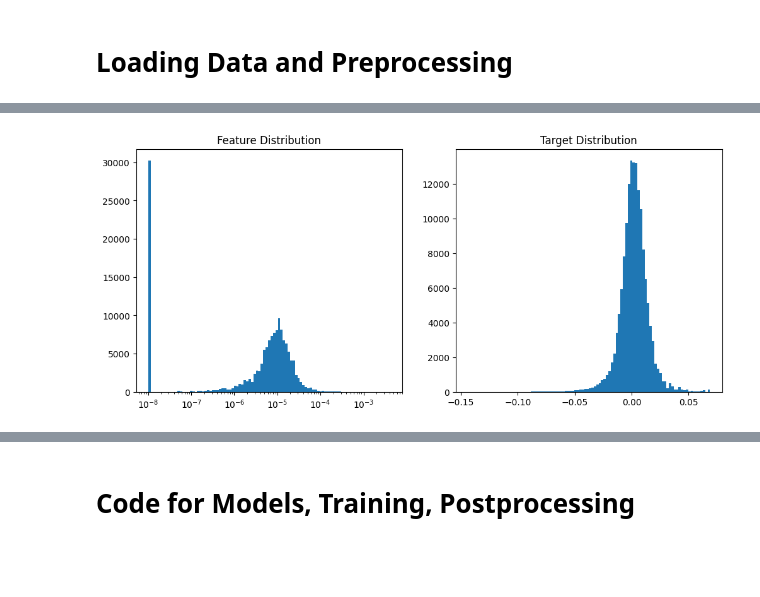
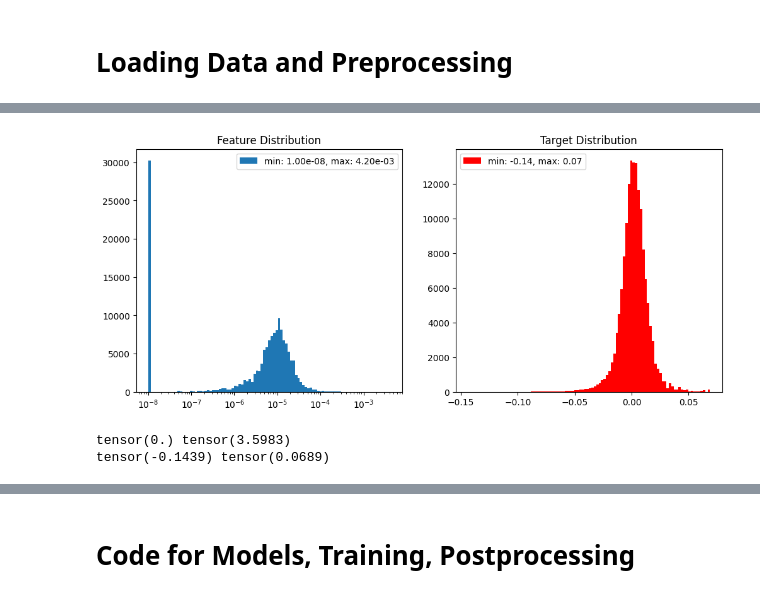
Before and after one commit to mathieusalz/LSMS_NeuralOperator_Tutorial, a Jupyter notebook: 4_Friction_FNO.ipynb, the cells around one changed output, grey strips where cells are left out. Cells and saved outputs as stored; diff of their text form; code cells hidden in the pictures; blank space fills up the shorter version.

```diff
--- a/4_Friction_FNO.ipynb
+++ b/4_Friction_FNO.ipynb
@@ -43,20 +77,23 @@ test_y = target[train_samples:, :, :]
 # %%
 fig, axes = plt.subplots(1, 2, figsize=(12, 5))
 bins = np.logspace(np.log10(feature.min()), np.log10(feature.max()), 100)
-axes[0].hist(feature.flatten(), bins=bins)
+axes[0].hist(feature.flatten(), bins=bins, label = f"min: {feature.min():.2e}, max: {feature.max():.2e}")
 axes[0].set_xscale('log')
 axes[0].set_title("Feature Distribution")
-axes[1].hist(target.flatten(), bins=100)
+axes[0].legend()
+axes[1].hist(target.flatten(), bins=100, color = 'red', label = f"min: {target.min():.2f}, max: {target.max():.2f}")
 axes[1].set_title("Target Distribution")
+axes[1].legend()
+
 plt.show()
 # %% [output]
-[figure, old version]
+[figure, new version]
 # %%
-
 train_x_norm_state = x_state_transform(train_x)
-x_max = train_x_norm_state.max()
-train_x_norm_state /= x_max
-test_x_norm_state = x_state_transform(test_x) / x_max
+state_min, state_max = train_x_norm_state.min(), train_x_norm_state.max()
+train_x_norm_state = (train_x_norm_state - state_min) / (state_max - state_min)
+test_x_norm_state = x_state_transform(test_x)
+test_x_norm_state = (test_x_norm_state - state_min) / (state_max - state_min)
 
 train_x_norm_heal = x_heal_transform(train_x)
 test_x_norm_heal = x_heal_transform(test_x)
@@ -64,10 +101,19 @@ test_x_norm_heal = x_heal_transform(test_x)
 train_x_norm = torch.cat([train_x_norm_state, train_x_norm_heal], dim=1)
 test_x_norm = torch.cat([test_x_norm_state, test_x_norm_heal], dim=1)
 
-train_y_norm = train_y / train_y.max()
-test_y_norm = test_y / train_y.max()
+y_min, y_max = train_y.min(), train_y.max()
+# train_y_norm = (train_y - y_min)/ (y_max - y_min)
+# test_y_norm = (test_y - y_min) / (y_max - y_min)
+train_y_norm = train_y  / torch.abs(y_min)
+test_y_norm = test_y  / torch.abs(y_min)
 
 train_dataset = TensorDataset(train_x_norm, train_y_norm)
 test_dataset = TensorDataset(test_x_norm, test_y_norm)
+
+print(state_min, state_max)
+print(y_min, y_max)
+# %% [output]
+tensor(0.) tensor(3.5983)
+tensor(-0.1439) tensor(0.0689)
 # %%
 fig, axes = plt.subplots(1, 3, figsize=(18, 5))
```
Also changed, not shown: parts of 11 cells of this notebook, 10 other files.
